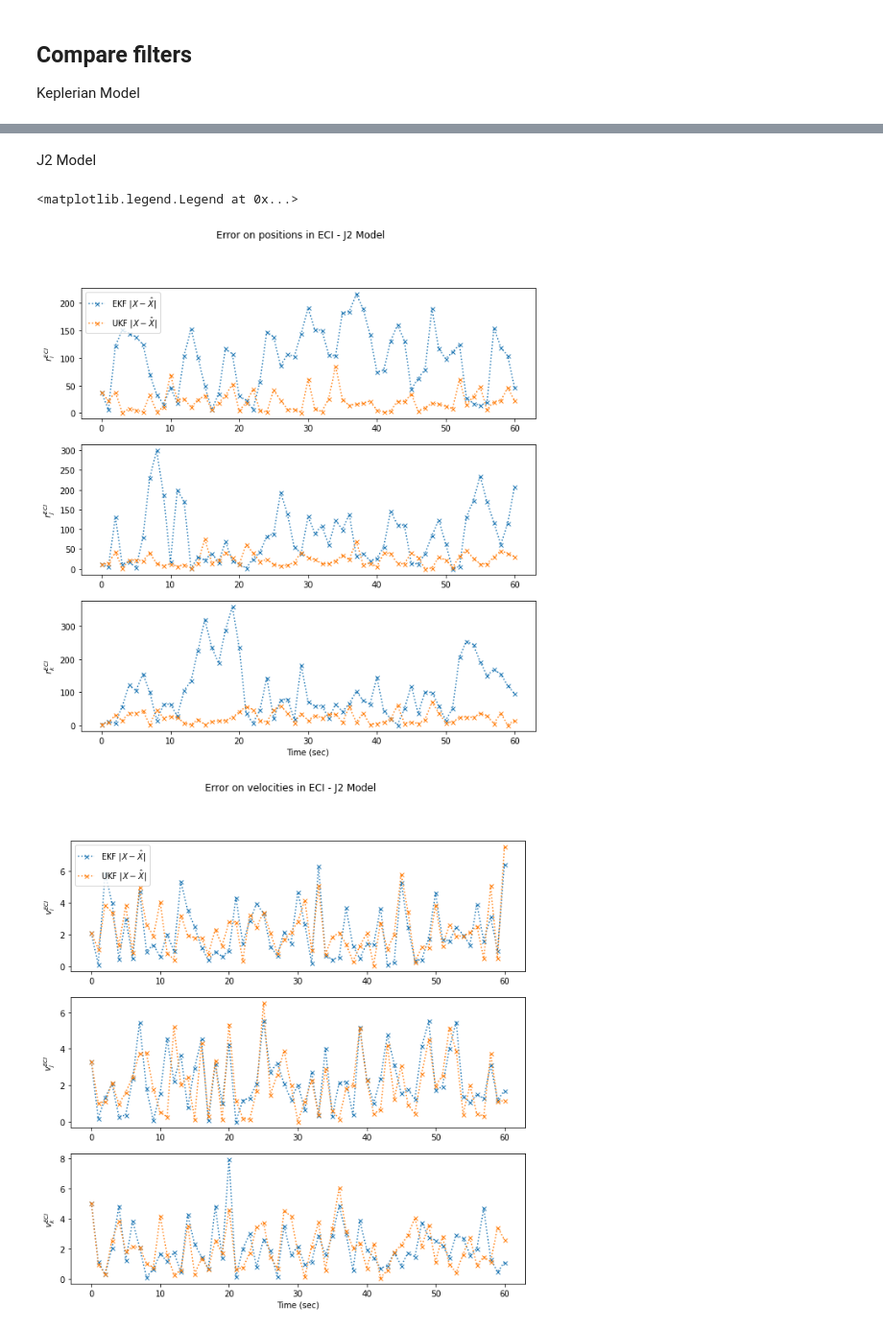
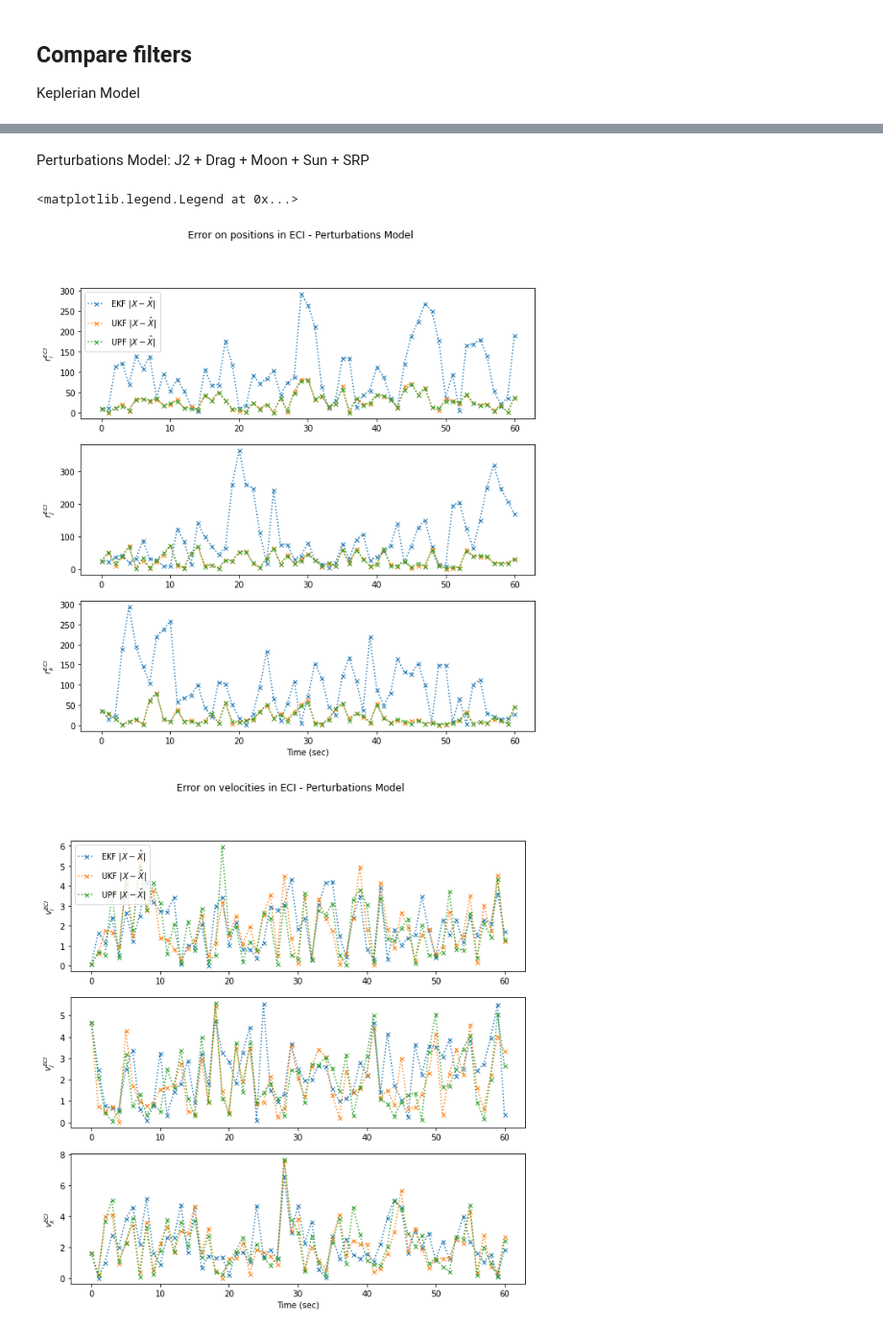
Before and after one commit to EleonoreJ/Kalman-Filtering-Orbit-Determination, a Jupyter notebook: Test Filters.ipynb, the cells around one changed output, grey strips where cells are left out. Shown at 96% size. Saved outputs shown, nothing was run; the diff lists cells and outputs as text; code cells hidden in the pictures.

Commit message:
Complete full perturbation model

```diff
--- a/Test Filters.ipynb
+++ b/Test Filters.ipynb
@@ -341,7 +235,7 @@ mu_srp_PF = PF(X=X_srp_noisy, Y=Y_srp, C=C_kepler,
 ## Unscented Particle Filter
 # %%
 # Number of particles
-N=10**2
+N=10
 
 mu_UPF = UPF(X=X_kepler_noisy, Y=Y_kepler, C=C_kepler,
         mu0=mu0, Sigma0=Sigma0,
@@ -351,6 +245,15 @@ mu_UPF = UPF(X=X_kepler_noisy, Y=Y_kepler, C=C_kepler,
         propagator=propagator,
         dt=dt
        )
+
+mu_srp_UPF = UPF(X=X_srp_noisy, Y=Y_srp, C=C_kepler,
+        mu0=mu0, Sigma0=Sigma0,
+        Q=Q, R=R, N=N,
+        fDynamics=srpDynamics,
+        fMeas=g,
+        propagator=propagator,
+        dt=dt
+       )
 # %% [markdown]
 ## Compare filters
 Keplerian Model
@@ -406,40 +309,48 @@ axs[0].legend(loc="upper left")
-# %% [markdown]
-J2 Model
+# %% [markdown]
+Perturbations Model: J2 + Drag + Moon + Sun + SRP
 # %%
 fig, axs = plt.subplots(3, figsize=(10,10))
-fig.suptitle('Error on positions in ECI - J2 Model')
-axs[0].plot(abs(X_j2_noisy[:,0]-mu_j2[:,0]), ':x', ms=5, label="EKF $|X-\hat{X}|$")
-axs[0].plot(abs(X_j2_noisy[:,0]-mu_j2_UKF[:,0]), ':x', ms=5, label="UKF $|X-\hat{X}|$")
+fig.suptitle('Error on positions in ECI - Perturbations Model')
+axs[0].plot(abs(X_srp_noisy[:,0]-mu_srp[:,0]), ':x', ms=5, label="EKF $|X-\hat{X}|$")
+axs[0].plot(abs(X_srp_noisy[:,0]-mu_srp_UKF[:,0]), ':x', ms=5, label="UKF $|X-\hat{X}|$")
 axs[0].set(ylabel="$r_i^{ECI}$")
-axs[1].plot(abs(X_j2_noisy[:,1]-mu_j2[:,1]), ':x', ms=5)
-axs[1].plot(abs(X_j2_noisy[:,1]-mu_j2_UKF[:,1]), ':x', ms=5)
+axs[1].plot(abs(X_srp_noisy[:,1]-mu_srp[:,1]), ':x', ms=5)
+axs[1].plot(abs(X_srp_noisy[:,1]-mu_srp_UKF[:,1]), ':x', ms=5)
 axs[1].set(ylabel="$r_j^{ECI}$")
-axs[2].plot(abs(X_j2_noisy[:,2]-mu_j2[:,2]), ':x', ms=5)
-axs[2].plot(abs(X_j2_noisy[:,2]-mu_j2_UKF[:,2]), ':x', ms=5)
+axs[2].plot(abs(X_srp_noisy[:,2]-mu_srp[:,2]), ':x', ms=5)
+axs[2].plot(abs(X_srp_noisy[:,2]-mu_srp_UKF[:,2]), ':x', ms=5)
 axs[2].set(xlabel="Time (sec)", ylabel="$r_k^{ECI}$")
 if plot_PF:
-    axs[0].plot(abs(X_j2_noisy[:,0]-mu_j2_PF[:,0]), ':x', ms=5, label="  PF $|X-\hat{X}|$")
-    axs[1].plot(abs(X_j2_noisy[:,1]-mu_j2_PF[:,1]), ':x', ms=5)
-    axs[2].plot(abs(X_j2_noisy[:,2]-mu_j2_PF[:,2]), ':x', ms=5)
+    axs[0].plot(abs(X_srp_noisy[:,0]-mu_srp_PF[:,0]), ':x', ms=5, label="  PF $|X-\hat{X}|$")
+    axs[1].plot(abs(X_srp_noisy[:,1]-mu_srp_PF[:,1]), ':x', ms=5)
+    axs[2].plot(abs(X_srp_noisy[:,2]-mu_srp_PF[:,2]), ':x', ms=5)
+if plot_UPF:
+    axs[0].plot(abs(X_srp_noisy[:,0]-mu_srp_UPF[:,0]), ':x', ms=5, label="UPF $|X-\hat{X}|$")
+    axs[1].plot(abs(X_srp_noisy[:,1]-mu_srp_UPF[:,1]), ':x', ms=5)
+    axs[2].plot(abs(X_srp_noisy[:,2]-mu_srp_UPF[:,2]), ':x', ms=5)
 axs[0].legend(loc="upper left")
 
 fig, axs = plt.subplots(3, figsize=(10,10))
-fig.suptitle('Error on velocities in ECI - J2 Model')
-axs[0].plot(abs(X_j2_noisy[:,3]-mu_j2[:,3]), ':x', ms=5, label="EKF $|X-\hat{X}|$")
-axs[0].plot(abs(X_j2_noisy[:,3]-mu_j2_UKF[:,3]), ':x', ms=5, label="UKF $|X-\hat{X}|$")
+fig.suptitle('Error on velocities in ECI - Perturbations Model')
+axs[0].plot(abs(X_srp_noisy[:,3]-mu_srp[:,3]), ':x', ms=5, label="EKF $|X-\hat{X}|$")
+axs[0].plot(abs(X_srp_noisy[:,3]-mu_srp_UKF[:,3]), ':x', ms=5, label="UKF $|X-\hat{X}|$")
 axs[0].set(ylabel="$v_i^{ECI}$")
-axs[1].plot(abs(X_j2_noisy[:,4]-mu_j2[:,4]), ':x', ms=5)
-axs[1].plot(abs(X_j2_noisy[:,4]-mu_j2_UKF[:,4]), ':x', ms=5)
+axs[1].plot(abs(X_srp_noisy[:,4]-mu_srp[:,4]), ':x', ms=5)
+axs[1].plot(abs(X_srp_noisy[:,4]-mu_srp_UKF[:,4]), ':x', ms=5)
 axs[1].set(ylabel="$v_j^{ECI}$")
-axs[2].plot(abs(X_j2_noisy[:,5]-mu_j2[:,5]), ':x', ms=5)
-axs[2].plot(abs(X_j2_noisy[:,5]-mu_j2_UKF[:,5]), ':x', ms=5)
+axs[2].plot(abs(X_srp_noisy[:,5]-mu_srp[:,5]), ':x', ms=5)
+axs[2].plot(abs(X_srp_noisy[:,5]-mu_srp_UKF[:,5]), ':x', ms=5)
 axs[2].set(xlabel="Time (sec)", ylabel="$v_k^{ECI}$")
 if plot_PF:
-    axs[0].plot(abs(X_j2_noisy[:,3]-mu_j2_PF[:,3]), ':x', ms=5, label="  PF $|X-\hat{X}|$")
-    axs[1].plot(abs(X_j2_noisy[:,4]-mu_j2_PF[:,4]), ':x', ms=5)
-    axs[2].plot(abs(X_j2_noisy[:,5]-mu_j2_PF[:,5]), ':x', ms=5)
+    axs[0].plot(abs(X_srp_noisy[:,3]-mu_srp_PF[:,3]), ':x', ms=5, label="  PF $|X-\hat{X}|$")
+    axs[1].plot(abs(X_srp_noisy[:,4]-mu_srp_PF[:,4]), ':x', ms=5)
+    axs[2].plot(abs(X_srp_noisy[:,5]-mu_srp_PF[:,5]), ':x', ms=5)
+if plot_UPF:
+    axs[0].plot(abs(X_srp_noisy[:,3]-mu_srp_UPF[:,3]), ':x', ms=5, label="UPF $|X-\hat{X}|$")
+    axs[1].plot(abs(X_srp_noisy[:,4]-mu_srp_UPF[:,4]), ':x', ms=5)
+    axs[2].plot(abs(X_srp_noisy[:,5]-mu_srp_UPF[:,5]), ':x', ms=5)
 axs[0].legend(loc="upper left")
 # %% [output]
 <matplotlib.legend.Legend at 0x...>
-[figure, old version]
+[figure, new version]
-[figure, old version]
+[figure, new version]
```
Also changed, not shown: parts of 14 cells of this notebook, 1 other file.
